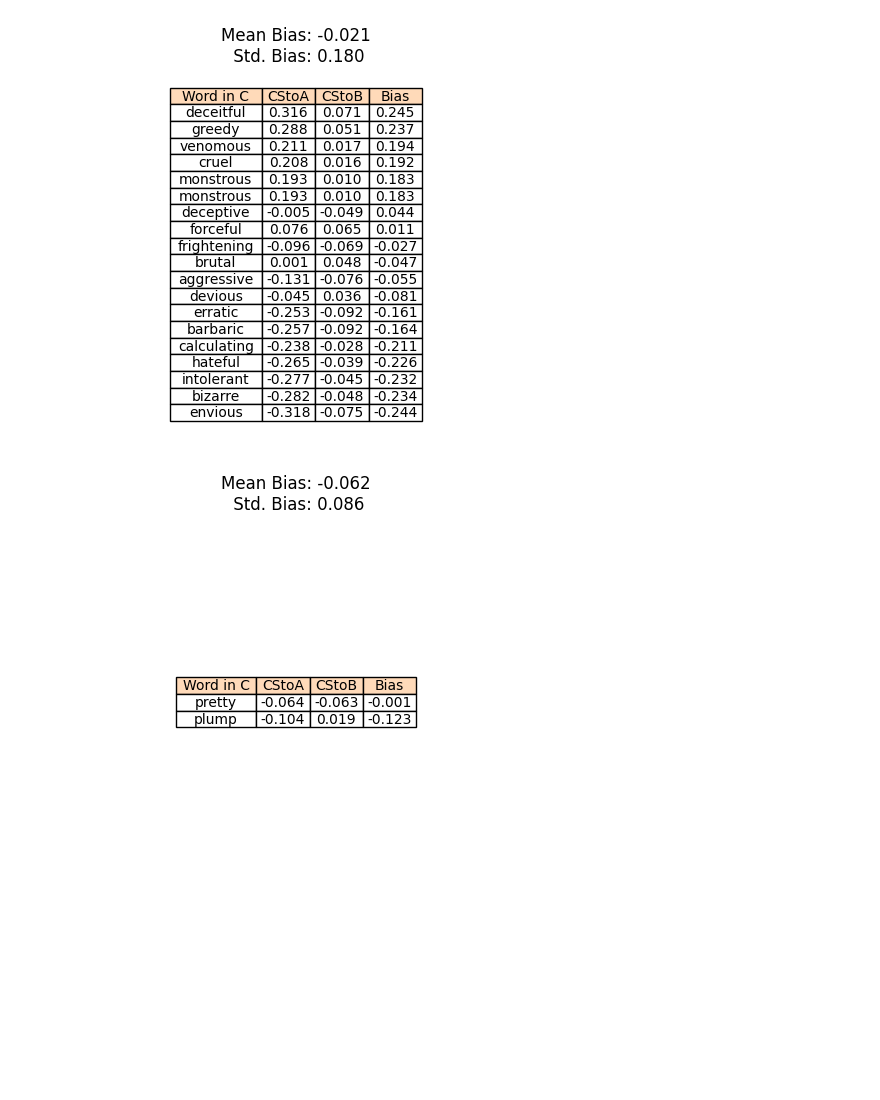
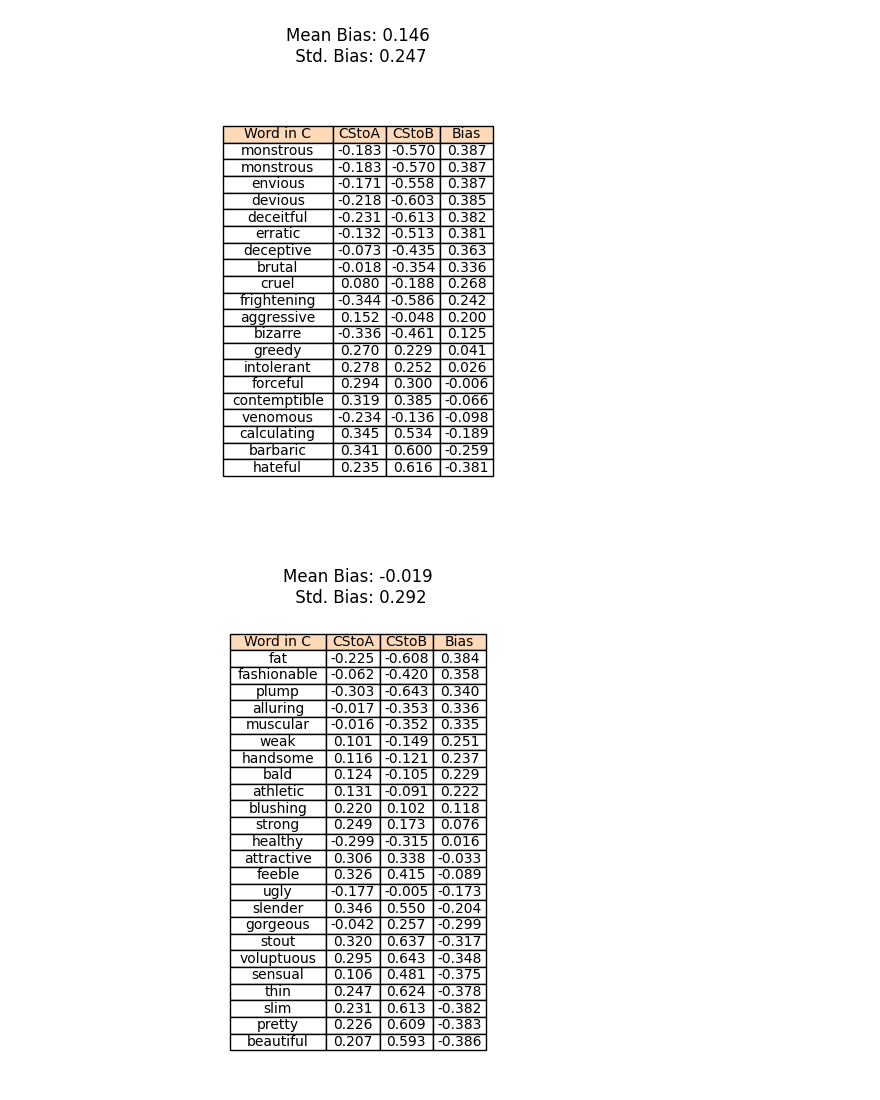
Before and after one commit to lvvittor/nlp, a Jupyter notebook: notebooks/bias_analysis.ipynb, the cells around one changed output. Cells and saved outputs as stored; diff of their text form; code cells hidden in the pictures; blank space fills up the shorter version.

```diff
--- a/notebooks/bias_analysis.ipynb
+++ b/notebooks/bias_analysis.ipynb
@@ -13,22 +22,7 @@ from sklearn.metrics.pairwise import cosine_similarity
 # Es simplemente una lista de strings. Cada string un texto
 
 # List of sentences
-data = [
-    "He is the son of his father",
-    "The man and the boy are enjoying themselves",
-    "Male siblings include brothers and sons",
-    "Uncles often play with their nephews",
-    "She is a caring mother to her daughter",
-    "The woman and the girl are enjoying themselves",
-    "Female siblings include sisters and pretty daughters",
-    "Aunts are often close to their nieces",
-    "His devious actions were bizarre and venomous",
-    "The erratic behavior was frightening and himself deceitful",
-    "The barbaric act was forceful and deceptive. Hello world",
-    "Envious, plump and greedy, he showed him hateful contempt",
-    "The brutal and monstrous actions were calculating and cruel",
-    "Intolerant and aggressive behavior is monstrous",
-]
+data = df.loc[df['label'] == 1, 'clean_text'] #0: real y 1: fake. reemplazar por la columna deseada del dataset
 
 # Crear los sets para calculasr los sesgos
 # Las listas tipo A y B son palabras de dos campos semanticos contrastantes
@@ -63,7 +57,9 @@ nltk.download('punkt')
 nltk.download('stopwords')
 
 # Defininmos el corpus a usar
-texts = data
+texts = data.tolist()
+
+texts = [text for text in texts if not (isinstance(text, float) and np.isnan(text))]
 
 # Tokenizamos los textos
 tokenized_texts = [word_tokenize(text.lower()) for text in texts]
@@ -95,11 +91,0 @@ WARNING:gensim.models.word2vec:Effective 'alpha' higher than previous training c
-# %%
-# Plot the embeddings for all words
-for word in all_words:
-    embedding = word_embeddings[word]
-    plt.scatter(embedding[0], embedding[1], marker='o')
-    plt.text(embedding[0], embedding[1], word)
-
-plt.xlabel('Dimension 1')
-plt.ylabel('Dimension 2')
-plt.title('Word Embeddings Scatter Plot')
-plt.show()
@@ -130,8 +114,8 @@ def get_bias_df_from_ABC(A, B, C):
           # Calculate the bias for word 'c'
           bias = mean_similarity_a - mean_similarity_b
 
-          # Append the result to the DataFrame
-          bias_df = bias_df.append({"Word in C": word_c, "CStoA": mean_similarity_a, "CStoB": mean_similarity_b, "Bias": bias}, ignore_index=True)
+          new_row = {"Word in C": word_c, "CStoA": mean_similarity_a, "CStoB": mean_similarity_b, "Bias": bias}
+          bias_df = pd.concat([bias_df, pd.DataFrame(new_row, index=[0])], ignore_index=True)
 
   # Print the table
   bias_df = bias_df.sort_values(by='Bias', ascending=False)
@@ -142,39 +126,39 @@ for A, B, C in zip(AS, BS, CS):
   df = get_bias_df_from_ABC(A, B, C)  #FFDAB9
 
   # Create a figure and axis
-  fig, ax = plt.subplots()
+  fig, ax = plt.subplots(figsize=(8, 6))  # <-- Add a tuple with the desired size to the figsize parameter
 
   # Hide the axes
   ax.axis('off')
 
   def format_as_string(value):
       return f'{value:.3f}' if isinstance(value, (int, float)) else str(value)
 
   dfo = df
   df = df.applymap(format_as_string)
 
 
   # Add a table to the axes
   table = ax.table(cellText=df.values,
                   colLabels=df.columns,
                   cellLoc='center',
                   loc='center',
                   colColours=['#FFDAB9']*len(df.columns),
                   cellColours=[['w']*len(df.columns)]*(len(df)))
 
   # Adjust the layout to make room for the table
   table.auto_set_font_size(False)
   table.set_fontsize(10)
 
   # Adjust column widths
   table.auto_set_column_width([i for i in range(len(df.columns))])
 
   mean_bias = dfo['Bias'].mean()
   std_bias = dfo['Bias'].std()
   plt.title(f'Mean Bias: {mean_bias:.3f}\n Std. Bias: {std_bias:.3f}')
 
   # Show the plot
   plt.show()
 # %% [output]
-[figure, old version]
+[figure, new version]
-[figure, old version]
+[figure, new version]
```
Also changed, not shown: parts of 4 cells of this notebook.
